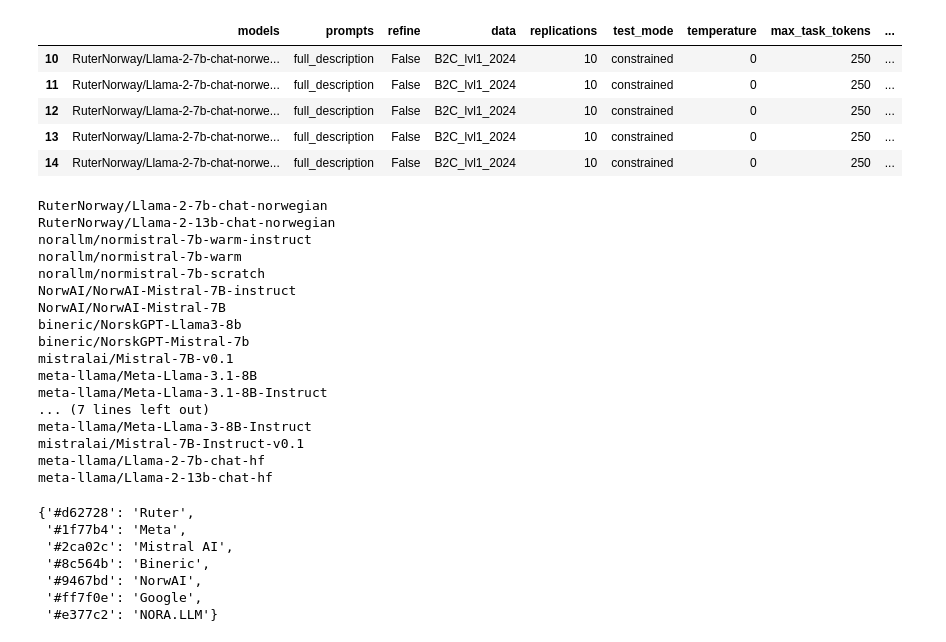
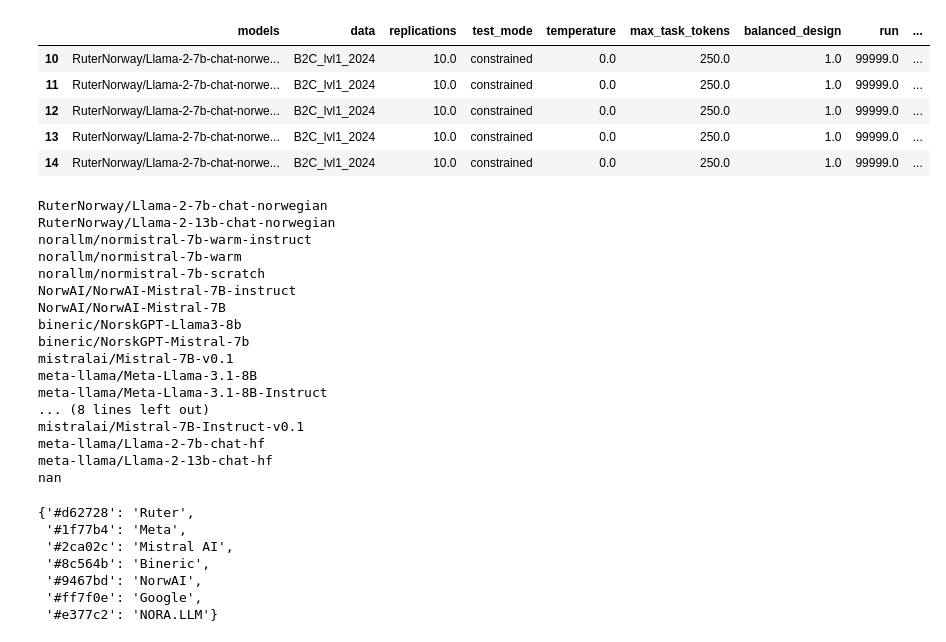
Before and after one commit to tnresearch/brage_2025, a Jupyter notebook: figures-and-tables/analysis-boxplots.ipynb, the cells around one changed output. Saved outputs shown, nothing was run; the diff lists cells and outputs as text; code cells hidden in the pictures.

Commit message:
remove previous prompt formats

```diff
--- a/figures-and-tables/analysis-boxplots.ipynb
+++ b/figures-and-tables/analysis-boxplots.ipynb
@@ -1,15 +1,15 @@
 # %%
 import util
 
-agg_df = util.load_agg_metrics("final", group=False, filter_prompt="full_description")
+agg_df = util.load_agg_metrics(run_id="oct24", group=False)
 agg_df.head()
 # %% [output]
-|  | models | prompts | refine | data | replications | test_mode | temperature | max_task_tokens | ... |
-| 10 | RuterNorway/Llama-2-7b-chat-norwe... | full_description | False | B2C_lvl1_2024 | 10 | constrained | 0 | 250 | ... |
-| 11 | RuterNorway/Llama-2-7b-chat-norwe... | full_description | False | B2C_lvl1_2024 | 10 | constrained | 0 | 250 | ... |
-| 12 | RuterNorway/Llama-2-7b-chat-norwe... | full_description | False | B2C_lvl1_2024 | 10 | constrained | 0 | 250 | ... |
-| 13 | RuterNorway/Llama-2-7b-chat-norwe... | full_description | False | B2C_lvl1_2024 | 10 | constrained | 0 | 250 | ... |
-| 14 | RuterNorway/Llama-2-7b-chat-norwe... | full_description | False | B2C_lvl1_2024 | 10 | constrained | 0 | 250 | ... |
+|  | models | data | replications | test_mode | temperature | max_task_tokens | balanced_design | run | ... |
+| 10 | RuterNorway/Llama-2-7b-chat-norwe... | B2C_lvl1_2024 | 10.0 | constrained | 0.0 | 250.0 | 1.0 | 99999.0 | ... |
+| 11 | RuterNorway/Llama-2-7b-chat-norwe... | B2C_lvl1_2024 | 10.0 | constrained | 0.0 | 250.0 | 1.0 | 99999.0 | ... |
+| 12 | RuterNorway/Llama-2-7b-chat-norwe... | B2C_lvl1_2024 | 10.0 | constrained | 0.0 | 250.0 | 1.0 | 99999.0 | ... |
+| 13 | RuterNorway/Llama-2-7b-chat-norwe... | B2C_lvl1_2024 | 10.0 | constrained | 0.0 | 250.0 | 1.0 | 99999.0 | ... |
+| 14 | RuterNorway/Llama-2-7b-chat-norwe... | B2C_lvl1_2024 | 10.0 | constrained | 0.0 | 250.0 | 1.0 | 99999.0 | ... |
 # %%
 for m in agg_df.models.unique():
     print(m)
@@ -26,11 +26,11 @@ bineric/NorskGPT-Mistral-7b
 mistralai/Mistral-7B-v0.1
 meta-llama/Meta-Llama-3.1-8B
 meta-llama/Meta-Llama-3.1-8B-Instruct
-... (7 lines left out)
-meta-llama/Meta-Llama-3-8B-Instruct
+... (8 lines left out)
 mistralai/Mistral-7B-Instruct-v0.1
 meta-llama/Llama-2-7b-chat-hf
 meta-llama/Llama-2-13b-chat-hf
+nan
 # %%
 from consts import colors, model_to_color, model_map
 
```
Also changed, not shown: parts of 1 cell of this notebook, 6 other files.
